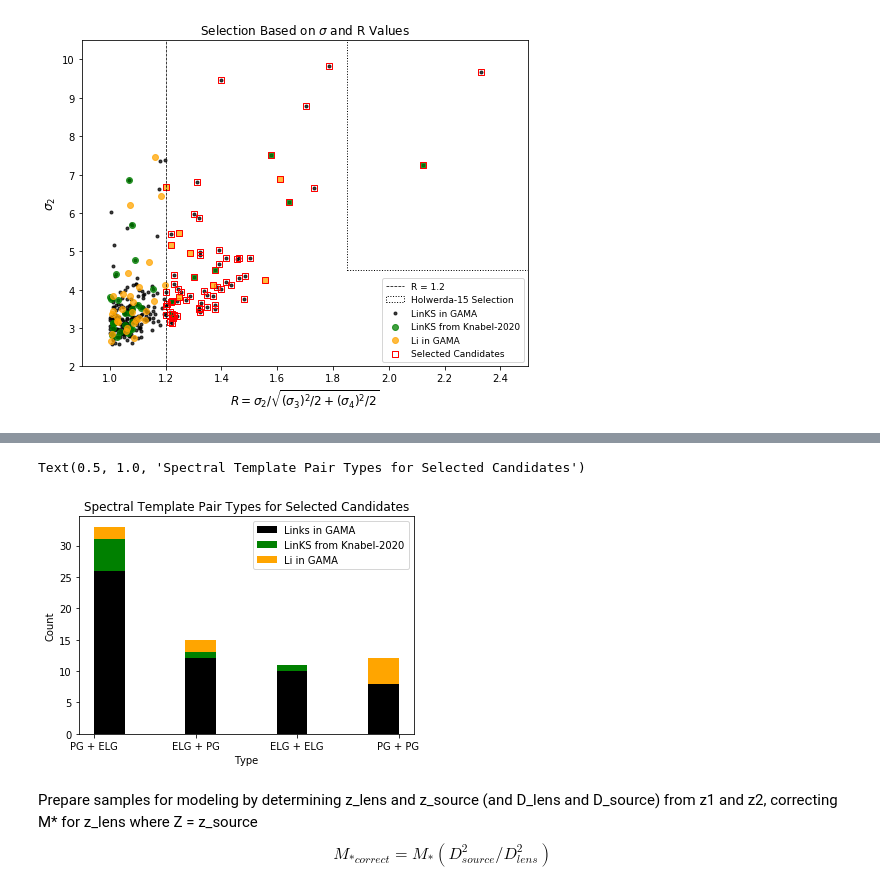
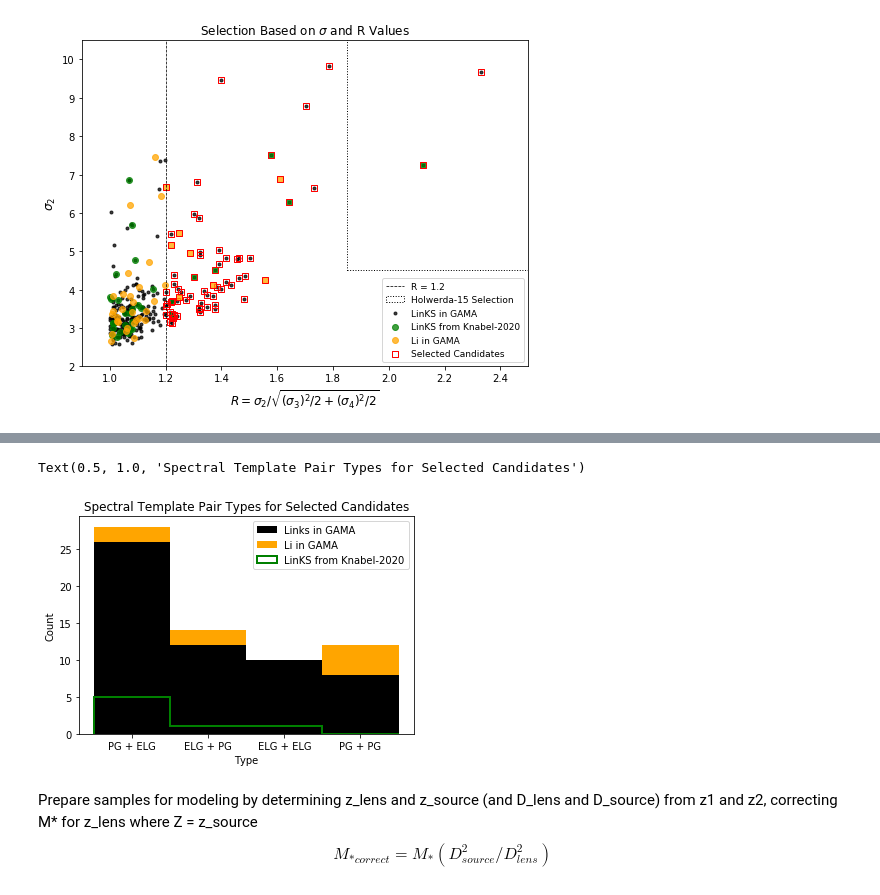
Before and after one commit to shawnknabel/autoz_lens_model, a Jupyter notebook: notebooks/master.ipynb, the cells around one changed output, grey strips where cells are left out. Cells and saved outputs as stored; diff of their text form; code cells hidden in the pictures.

```diff
--- a/notebooks/master.ipynb
+++ b/notebooks/master.ipynb
@@ -140,6 +140,7 @@ pg_elg2 = links_select[(links_select.z1 > links_select.z2) & (links_select.templ
 
 pg_elg = pd.concat([pg_elg1, pg_elg2])
 pg_elg['type'] = 'PG + ELG'
+pg_elg['type_number'] = 1
 print(len(pg_elg))
 
 elg_pg1 = links_select[(links_select.z1 < links_select.z2) & (links_select.template2 >=40) & (links_select.template2 <= 42)
@@ -149,12 +150,15 @@ elg_pg2 = links_select[(links_select.z1 > links_select.z2) & (links_select.templ
 
 elg_pg = pd.concat([elg_pg1, elg_pg2])
 elg_pg['type'] = 'ELG + PG'
+elg_pg['type_number'] = 2
 print(len(elg_pg))
 
 elg_elg = links_select[(links_select.template2 >= 40) & (links_select.template2 <= 42) & (links_select.template1 >=40 ) & (links_select.template1 <= 42)]
 elg_elg['type'] = 'ELG + ELG'
+elg_elg['type_number'] = 3
 pg_pg = links_select[(links_select.template1 > 42) & (links_select.template2 <= 47) & (links_select.template2 > 42) & (links_select.template2 <= 47)]
 pg_pg['type'] = 'PG + PG'
+pg_pg['type_number'] = 4
 print(len(elg_elg))
 print(len(pg_pg))
 
@@ -170,6 +174,7 @@ pg_elg2 = links_knabel_select[(links_knabel_select.z1 > links_knabel_select.z2)
 
 pg_elg = pd.concat([pg_elg1, pg_elg2])
 pg_elg['type'] = 'PG + ELG'
+pg_elg['type_number'] = 1
 print(len(pg_elg))
 
 elg_pg1 = links_knabel_select[(links_knabel_select.z1 < links_knabel_select.z2) & (links_knabel_select.template2 >=40) & (links_knabel_select.template2 <= 42)
@@ -179,12 +184,15 @@ elg_pg2 = links_knabel_select[(links_knabel_select.z1 > links_knabel_select.z2)
 
 elg_pg = pd.concat([elg_pg1, elg_pg2])
 elg_pg['type'] = 'ELG + PG'
+elg_pg['type_number'] = 2
 print(len(elg_pg))
 
 elg_elg = links_knabel_select[(links_knabel_select.template2 >= 40) & (links_knabel_select.template2 <= 42) & (links_knabel_select.template1 >=40 ) & (links_knabel_select.template1 <= 42)]
 elg_elg['type'] = 'ELG + ELG'
+elg_elg['type_number'] = 3
 pg_pg = links_knabel_select[(links_knabel_select.template1 > 42) & (links_knabel_select.template2 <= 47) & (links_knabel_select.template2 > 42) & (links_knabel_select.template2 <= 47)]
 pg_pg['type'] = 'PG + PG'
+pg_pg['type_number'] = 4
 print(len(elg_elg))
 print(len(pg_pg))
 
@@ -199,6 +207,7 @@ pg_elg2 = li_select[(li_select.z1 > li_select.z2) & (li_select.template2 >=40) &
 
 pg_elg = pd.concat([pg_elg1, pg_elg2])
 pg_elg['type'] = 'PG + ELG'
+pg_elg['type_number'] = 1
 print(len(pg_elg))
 
 elg_pg1 = li_select[(li_select.z1 < li_select.z2) & (li_select.template2 >=40) & (li_select.template2 <= 42)
@@ -208,12 +217,15 @@ elg_pg2 = li_select[(li_select.z1 > li_select.z2) & (li_select.template1 >=40) &
 
 elg_pg = pd.concat([elg_pg1, elg_pg2])
 elg_pg['type'] = 'ELG + PG'
+elg_pg['type_number'] = 2
 print(len(elg_pg))
 
 elg_elg = li_select[(li_select.template2 >= 40) & (li_select.template2 <= 42) & (li_select.template1 >=40 ) & (li_select.template1 <= 42)]
 elg_elg['type'] = 'ELG + ELG'
+elg_elg['type_number'] = 3
 pg_pg = li_select[(li_select.template1 > 42) & (li_select.template2 <= 47) & (li_select.template2 > 42) & (li_select.template2 <= 47)]
 pg_pg['type'] = 'PG + PG'
+pg_pg['type_number'] = 4
 print(len(elg_elg))
 print(len(pg_pg))
 
@@ -254,17 +282,32 @@ See the caveats in the documentation: http://pandas.pydata.org/pandas-docs/stabl
 # %%
-plt.hist([links_select_types.type, links_knabel_select_types.type, li_select_types.type],
-        color = ['k','g','orange'],
-         label = ['Links in GAMA', 'LinKS from Knabel-2020', 'Li in GAMA'],
-         stacked = True)#, density = True)
-plt.legend()
-plt.xlabel('Type')
-plt.ylabel('Count')
-plt.title('Spectral Template Pair Types for Selected Candidates')
+fig, ax = plt.subplots()
+ax.hist([links_select_types.type_number, li_select_types.type_number],
+        color = ['k','orange'],
+         label = ['Links in GAMA', 'Li in GAMA'],
+         stacked = True,
+       align='mid',
+       bins=4,
+       range=(0.5, 4.5))
+ax.hist([links_knabel_select_types.type_number],
+        edgecolor='g',
+        histtype='step',
+        linewidth=2,
+        label='LinKS from Knabel-2020',
+        align='mid',
+       bins=4,
+       range=(0.5, 4.5))#,
+        #align='mid')
+ax.legend()
+ax.set_xlabel('Type')
+ax.set_xticks(np.arange(1, 5, 1))
+ax.set_xticklabels(['PG + ELG', 'ELG + PG', 'ELG + ELG', 'PG + PG'])
+ax.set_ylabel('Count')
+ax.set_title('Spectral Template Pair Types for Selected Candidates')
 
 #plt.savefig('/home/shawn/Desktop/links_autoz/visuals/png/template_pair_types_select.png')
 # %% [output]
 Text(0.5, 1.0, 'Spectral Template Pair Types for Selected Candidates')
-[figure, old version]
+[figure, new version]
 # %% [markdown]
 Prepare samples for modeling by determining z_lens and z_source (and D_lens and D_source) from z1 and z2, correcting M* for z_lens where Z = z_source $$M_{*correct} = M_* (D_{source}^2/D_{lens}^2)$$
 # %%
```
Also changed, not shown: parts of 9 cells of this notebook, 1 other file.
